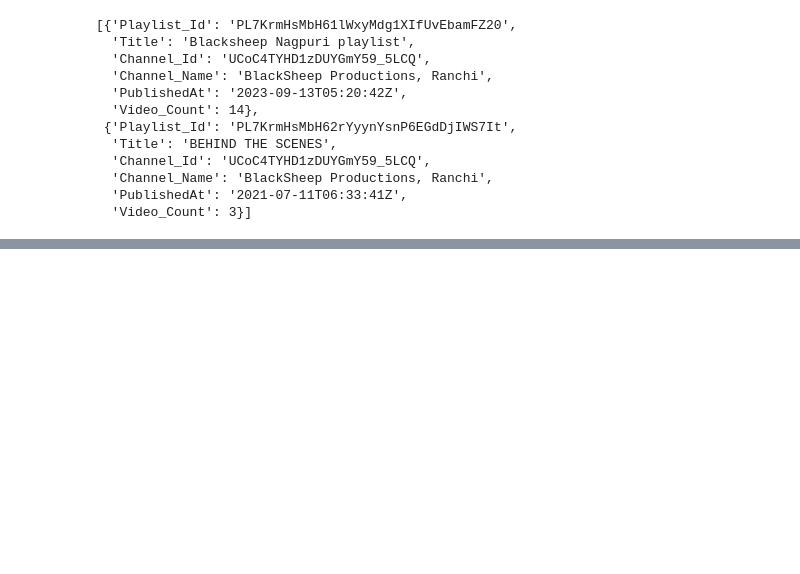
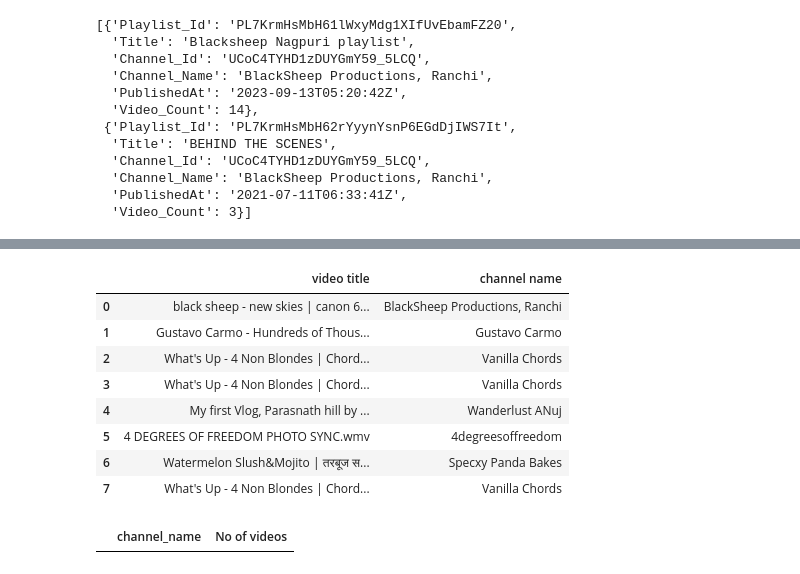
Before and after one commit to virenemmanuel/youtube_data_harvesting-and-warehousing, a Jupyter notebook: youtubeproject/youtubetest.ipynb, the cells around one changed output, grey strips where cells are left out. Saved outputs shown, nothing was run; the diff lists cells and outputs as text; code cells hidden in the pictures; blank space fills up the shorter version.

```diff
--- a/youtubeproject/youtubetest.ipynb
+++ b/youtubeproject/youtubetest.ipynb
@@ -820,6 +786,51 @@ elif question == '10. Which videos have the highest number of comments, and what
     mydb.commit()
     t10=cursor.fetchall()
     st.write(pd.DataFrame(t10, columns=['Video Title', 'Channel Name', 'NO Of Comments']))
+# %%
+
+mydb = psycopg2.connect(host="localhost",
+                            user = "postgres",
+                            password = "roomno13",
+                            database = "youtube_data",
+                            port = "5432")
+cursor = mydb.cursor()
+
+# if question == '1. What are the names of all the videos and their corresponding channels':
+query1 = "SELECT title AS videos,channel_name as channelname from videos;"
+cursor.execute(query1)
+mydb.commit()
+t1 = cursor.fetchall()
+df = pd.DataFrame(t1,columns=["video title","channel name"])
+# st.write(df1)
+df
+# %% [output]
+|  | video title | channel name |
+| 0 | black sheep - new skies | canon 6... | BlackSheep Productions, Ranchi |
+| 1 | Gustavo Carmo - Hundreds of Thous... | Gustavo Carmo |
+| 2 | What's Up - 4 Non Blondes | Chord... | Vanilla Chords |
+| 3 | What's Up - 4 Non Blondes | Chord... | Vanilla Chords |
+| 4 | My first Vlog, Parasnath hill by ... | Wanderlust ANuj |
+| 5 | 4 DEGREES OF FREEDOM PHOTO SYNC.wmv | 4degreesoffreedom |
+| 6 | Watermelon Slush&Mojito | तरबूज स... | Specxy Panda Bakes |
+| 7 | What's Up - 4 Non Blondes | Chord... | Vanilla Chords |
+# %%
+# elif question == '2.Which channels have the most number of videos, and how many videos do they have?':
+mydb = psycopg2.connect(host="localhost",
+                            user = "postgres",
+                            password = "roomno13",
+                            database = "youtube_data",
+                            port = "5432")
+cursor = mydb.cursor()
+
+query2 = "select channel_name as channelname,total_videos as no_videos from channels order by total_videos desc;"
+cursor.execute(query2)
+mydb.commit()
+t2=cursor.fetchall()
+df2 = pd.DataFrame(t2, columns=["channel_name","No of videos"])
+# st.write(pd.DataFrame(t2, columns=["Channel Name","No Of Videos"]))
+df2
+# %% [output]
+|  | channel_name | No of videos |
 # %%
 # mydb = psycopg2.connect(host="localhost",
 #                             user = "postgres",
```
Also changed, not shown: parts of 7 cells of this notebook.
